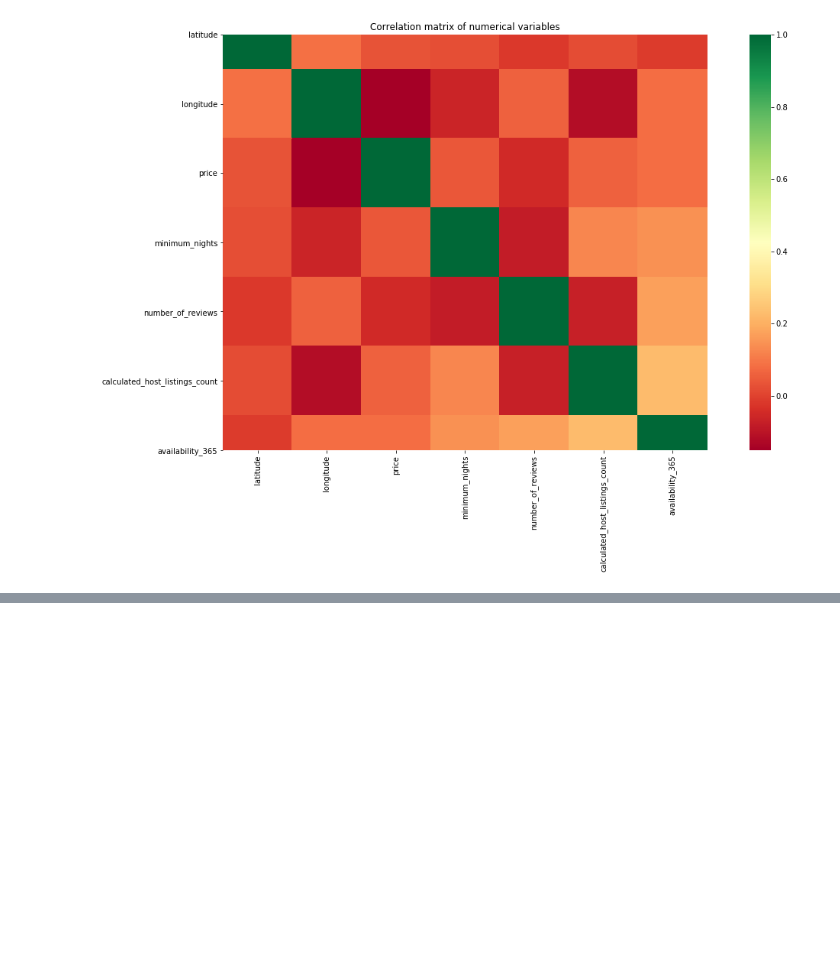
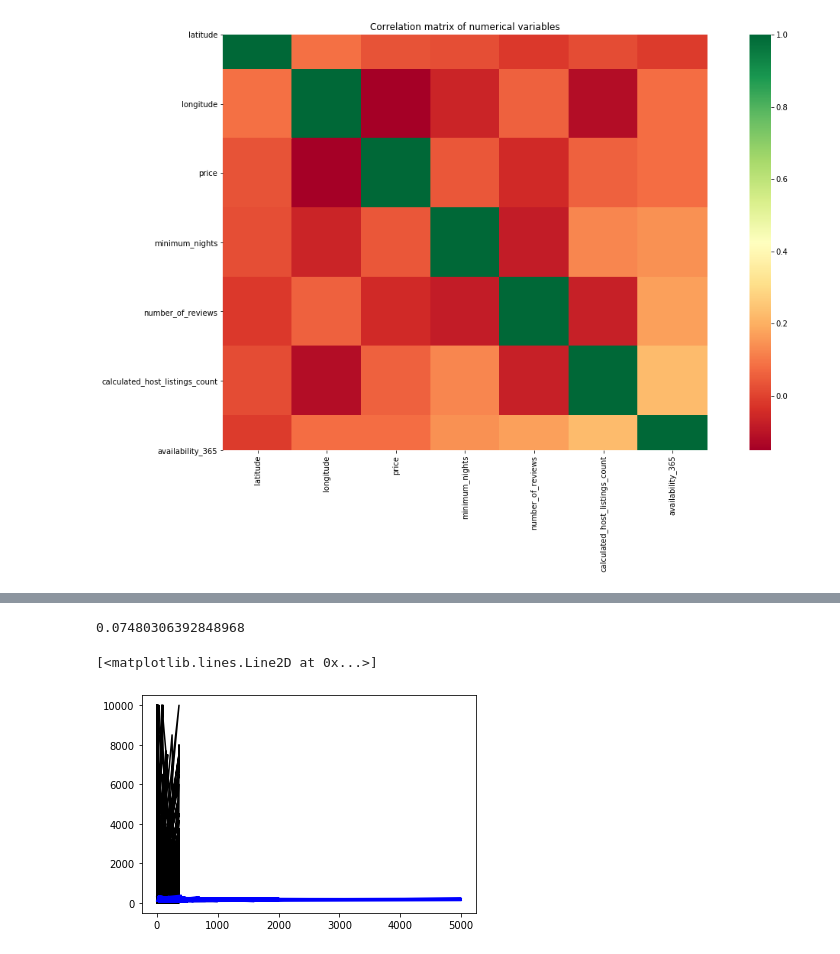
Before and after one commit to kasthurie/AirbnbSoen499, a Jupyter notebook: Linear_Regression.ipynb, the cells around one changed output, grey strips where cells are left out. Cells and saved outputs as stored; diff of their text form; code cells hidden in the pictures; blank space fills up the shorter version.

```diff
--- a/Linear_Regression.ipynb
+++ b/Linear_Regression.ipynb
@@ -215,0 +190,4 @@ ValueError: could not convert string to float: 'cheap'
+# %%
+newyork.drop(['latitude','longitude','neighbourhood','number_of_reviews'], axis=1, inplace=True)
+#examing the changes
+newyork.head(5)
@@ -215,0 +201,9 @@ ValueError: could not convert string to float: 'cheap'
+# %%
+
+#Encode the input Variables
+def Encode(newyork):
+    for column in newyork.columns[newyork.columns.isin(['neighbourhood_group', 'room_type'])]:
+        newyork[column] = newyork[column].factorize()[0]
+    return newyork
+
+newyork_encode = Encode(newyork.copy())
@@ -215,0 +219,28 @@ ValueError: could not convert string to float: 'cheap'
+# %%
+
+from sklearn.linear_model import LogisticRegression
+from sklearn.linear_model import LinearRegression
+from sklearn.model_selection import train_test_split
+from sklearn.metrics import classification_report
+from sklearn.metrics import confusion_matrix
+from sklearn.metrics import r2_score
+x = newyork_encode.iloc[:,[0,1,3,4,5]]
+y = newyork_encode['price']
+#Getting Test and Training Set
+x_train,x_test,y_train,y_test=train_test_split(x,y,test_size=.1,random_state=353)
+x_train.head()
+y_train.head()
+reg=LinearRegression()
+reg.fit(x_train,y_train)
+y_pred=reg.predict(x_test)
+from sklearn.metrics import r2_score
+r2_score(y_test,y_pred)
+# %% [output]
+0.07480306392848968
+# %%
+#plt.scatter(x_test, y_test,  color='black')
+plt.plot(x_train, y_train, color='black')
+plt.plot(y_test, y_pred, color='blue', linewidth=2)
+# %% [output]
+[<matplotlib.lines.Line2D at 0x...>]
+[figure, added]
```
Also changed, not shown: parts of 4 cells of this notebook.
